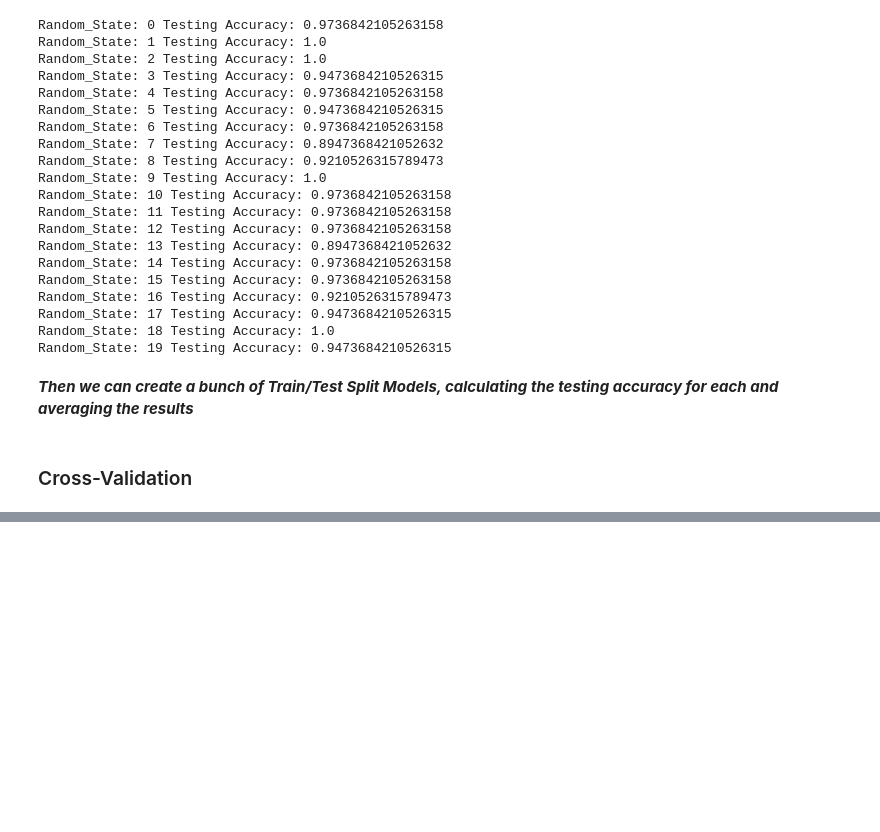
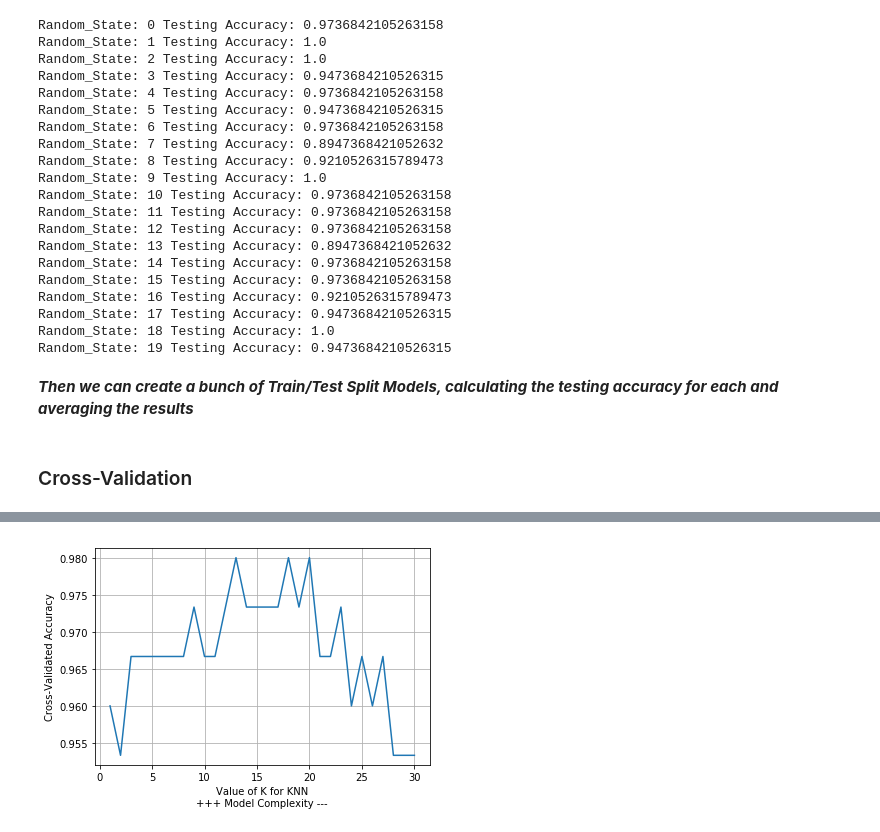
Before and after one commit to angelrps/MasterDataScience-1, a Jupyter notebook: 06_Machine_Learning_on_my_own/05_Best_Model_Using_Cross-Validation.ipynb, the cells around one changed output, grey strips where cells are left out. Drawn from its saved outputs; the diff is of its cells as text; code cells hidden in the pictures; blank space fills up the shorter version.

Commit message:
05_Cross_Validation

```diff
--- a/06_Machine_Learning_on_my_own/05_Best_Model_Using_Cross-Validation.ipynb
+++ b/06_Machine_Learning_on_my_own/05_Best_Model_Using_Cross-Validation.ipynb
@@ -92,0 +130,6 @@ ___Then we can create a bunch of Train/Test Split Models, calculating the testin
+# %%
+# 10 Fold cross-validation with K=5 KNN
+
+from sklearn.model_selection import cross_val_score
+knn=KNeighborsClassifier(n_neighbors=5)
+scores = cross_val_score(knn, X, y, cv=10, scoring='accuracy')
@@ -92,0 +145,11 @@ ___Then we can create a bunch of Train/Test Split Models, calculating the testin
+# %%
+# Now we want to find the optimal value of K for KNN
+
+k_range = range(1,31)
+k_scores = []
+
+for k in k_range:
+    knn=KNeighborsClassifier(n_neighbors=k)
+    scores = cross_val_score(knn, X, y, cv=10, scoring='accuracy')
+    k_scores.append(scores.mean())
+    print('K = %s, Score_mean = %s'%(k,scores.mean()))
@@ -92,0 +174,7 @@ ___Then we can create a bunch of Train/Test Split Models, calculating the testin
+# %%
+plt.plot(k_range,k_scores)
+plt.xlabel('Value of K for KNN\n+++ Model Complexity ---')
+plt.ylabel('Cross-Validated Accuracy')
+plt.grid(True);
+# %% [output]
+[figure, added]
```
Also changed, not shown: parts of 21 cells of this notebook.
